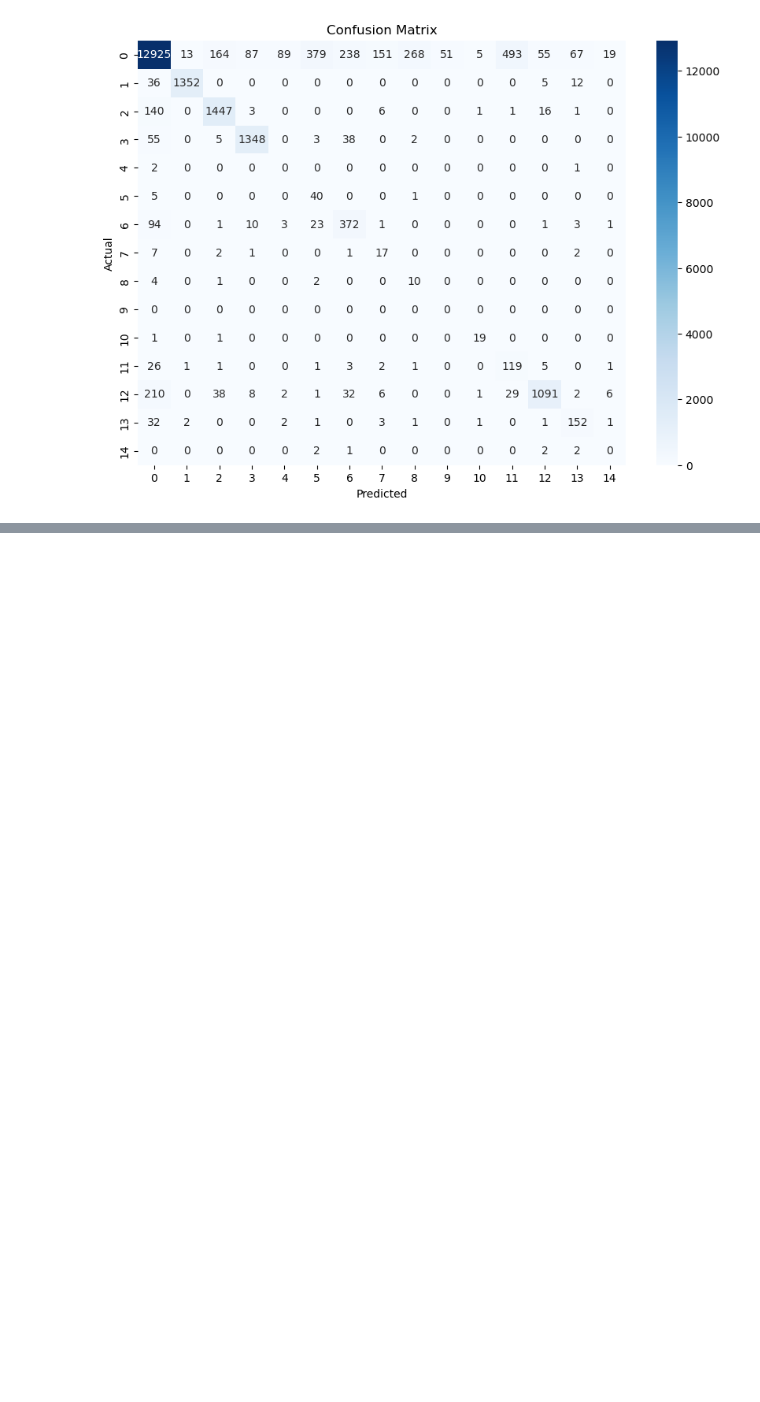
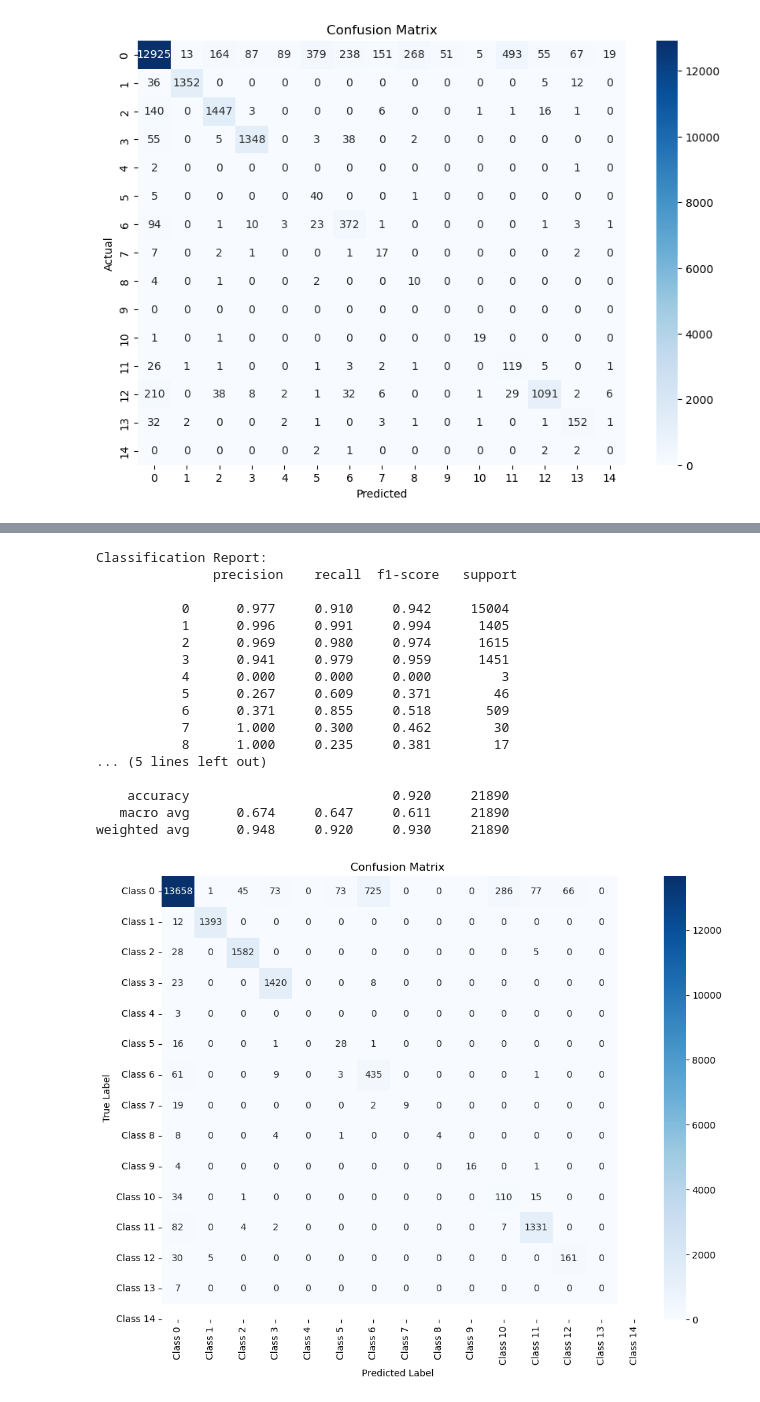
Before and after one commit to Azat228/ECG_Classification_for_Arrhythmia_Detection, a Jupyter notebook: Project_code.ipynb, the cells around one changed output, grey strips where cells are left out. Saved outputs shown, nothing was run; the diff lists cells and outputs as text; code cells hidden in the pictures; blank space fills up the shorter version.

Commit message:
add randomForestsearch

```diff
--- a/Project_code.ipynb
+++ b/Project_code.ipynb
@@ -449,7 +449,7 @@ disease_indices = y_train_raw[disease_mask].index
 
 # Randomly sample 10% of "no disease"
 np.random.seed(42)
-no_disease_sample = np.random.choice(no_disease_indices, size=int(0.1 * len(no_disease_indices)), replace=False)
+no_disease_sample = np.random.choice(no_disease_indices, size=int(0.01 * len(no_disease_indices)), replace=False)
 
 # Combine with all disease indices
 selected_indices = np.concatenate([no_disease_sample, disease_indices])
@@ -514,0 +517,5 @@ F1 score: 0.4880333463517751
+# %%
+from sklearn.ensemble import RandomForestClassifier
+from sklearn.metrics import classification_report, recall_score, f1_score, precision_score, confusion_matrix
+clf = RandomForestClassifier(class_weight='balanced', random_state=42, n_estimators=100)
+clf.fit(x_train_reduced, y_train_reduced)
@@ -514,0 +524,2 @@ F1 score: 0.4880333463517751
+# %%
+y_pred = clf.predict(x_test_raw)
@@ -514,0 +556,37 @@ F1 score: 0.4880333463517751
+# %%
+y_pred_single = np.argmax(y_pred, axis=1)
+y_test_single = np.array(y_test_raw).astype(int)
+
+print("Classification Report:\n", classification_report(y_test_single, y_pred_single, digits=3))
+
+# --- Step 6: Confusion Matrix ---
+n_classes = y_pred.shape[1]
+cm = confusion_matrix(y_test_single, y_pred_single)
+plt.figure(figsize=(10,8))
+sns.heatmap(cm, annot=True, fmt="d", cmap="Blues",
+            xticklabels=[f"Class {i}" for i in range(n_classes)],
+            yticklabels=[f"Class {i}" for i in range(n_classes)])
+plt.xlabel("Predicted Label")
+plt.ylabel("True Label")
+plt.title("Confusion Matrix")
+plt.tight_layout()
+plt.show()
+# %% [output]
+Classification Report:
+               precision    recall  f1-score   support
+
+           0      0.977     0.910     0.942     15004
+           1      0.996     0.991     0.994      1405
+           2      0.969     0.980     0.974      1615
+           3      0.941     0.979     0.959      1451
+           4      0.000     0.000     0.000         3
+           5      0.267     0.609     0.371        46
+           6      0.371     0.855     0.518       509
+           7      1.000     0.300     0.462        30
+           8      1.000     0.235     0.381        17
+... (5 lines left out)
+
+    accuracy                          0.920     21890
+   macro avg      0.674     0.647     0.611     21890
+weighted avg      0.948     0.920     0.930     21890
+[figure, added]
```
Also changed, not shown: parts of 5 cells of this notebook.
